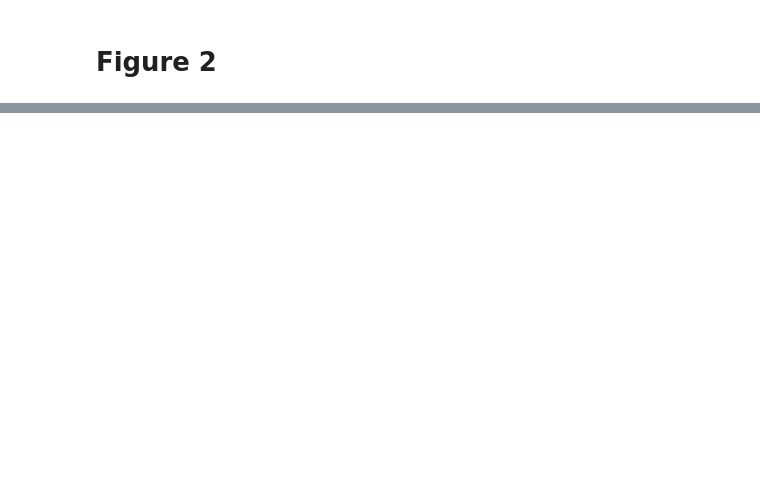
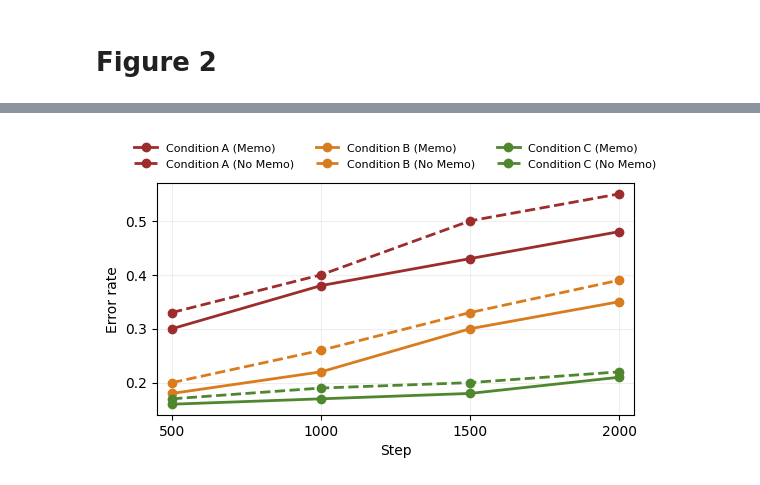
Before and after one commit to ebrahimfeghhi/transformers_with_dietcorp, a Jupyter notebook: notebooks/figures/figure_plots.ipynb, the cells around one changed output, grey strips where cells are left out. Cells and saved outputs as stored; diff of their text form; code cells hidden in the pictures; blank space fills up the shorter version.

```diff
--- a/notebooks/figures/figure_plots.ipynb
+++ b/notebooks/figures/figure_plots.ipynb
@@ -280,0 +327,60 @@ plt.show()
+# %%
+import matplotlib.pyplot as plt
+
+# ------------------------------------------------------------------
+# Example data  -----------------------------------------------------
+# Replace these lists with your real numbers
+steps = [500, 1000, 1500, 2000]                # x–axis
+
+memo_perf = {                                  # solid (lower) lines
+    "Condition A": [0.30, 0.38, 0.43, 0.48],
+    "Condition B": [0.18, 0.22, 0.30, 0.35],
+    "Condition C": [0.16, 0.17, 0.18, 0.21],
+}
+
+no_memo_perf = {                               # dashed (upper) lines
+    "Condition A": [0.33, 0.40, 0.50, 0.55],
+    "Condition B": [0.20, 0.26, 0.33, 0.39],
+    "Condition C": [0.17, 0.19, 0.20, 0.22],
+}
+
+# Consistent colours for each condition
+palette = {
+    "Condition A": "#9d2d2d",   # red‑ish
+    "Condition B": "#d97c1d",   # orange
+    "Condition C": "#4f872f",   # green
+}
+# ------------------------------------------------------------------
+
+
+fig, ax = plt.subplots(figsize=(6, 3.5))
+
+for cond, col in palette.items():
+    # solid – Memo (lower)
+    ax.plot(
+        steps, memo_perf[cond],
+        label=f"{cond} (Memo)",
+        color=col, linestyle="-", marker="o", linewidth=2,
+    )
+    # dashed – No‑Memo (upper)
+    ax.plot(
+        steps, no_memo_perf[cond],
+        label=f"{cond} (No Memo)",
+        color=col, linestyle="--", marker="o", linewidth=2,
+    )
+
+# Cosmetics ---------------------------------------------------------
+ax.set_xlabel("Step")
+ax.set_ylabel("Error rate")
+ax.set_xticks(steps)
+ax.set_xlim(min(steps) - 50, max(steps) + 50)
+ax.grid(alpha=0.2)
+
+# Put legend above the plot, shrink font a bit
+ax.legend(ncol=3, fontsize=8, loc="lower center",
+          bbox_to_anchor=(0.5, 1.02), frameon=False)
+
+plt.tight_layout()
+plt.show()
+# %% [output]
+[figure, added]
```
Also changed, not shown: parts of 15 cells of this notebook, 11 other files.
